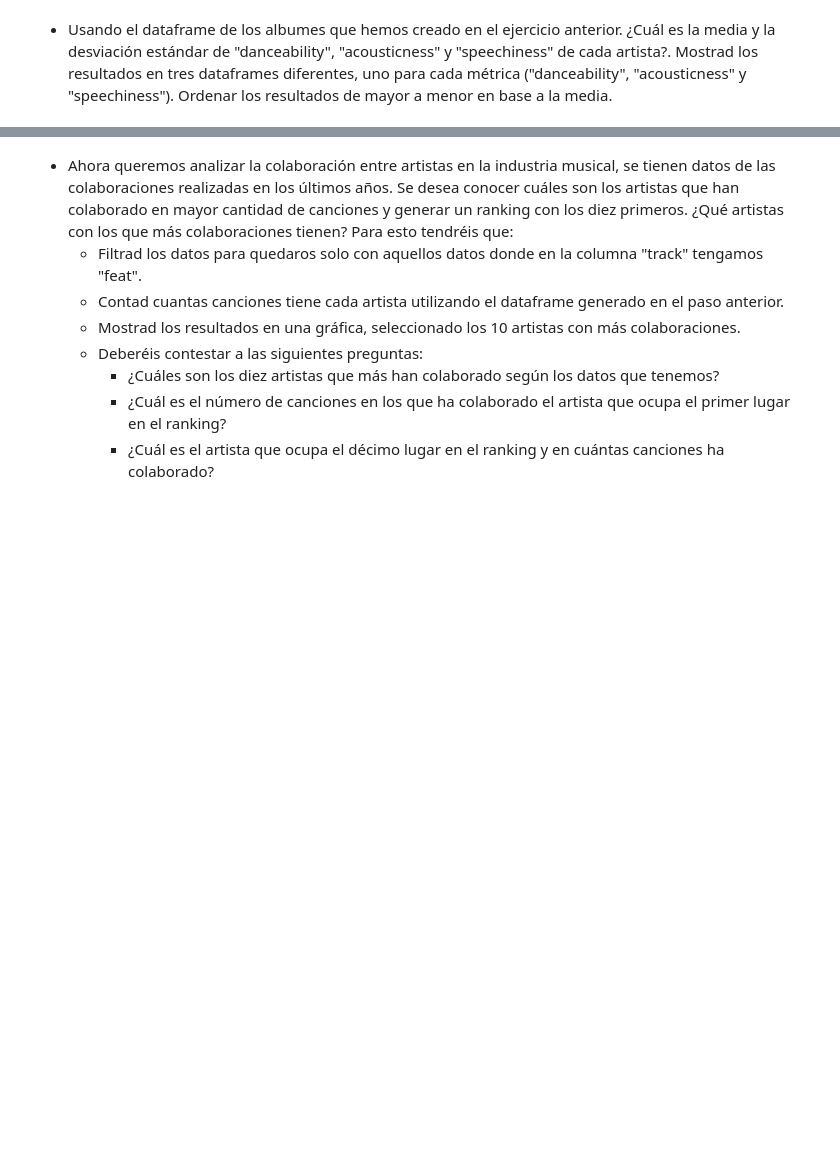
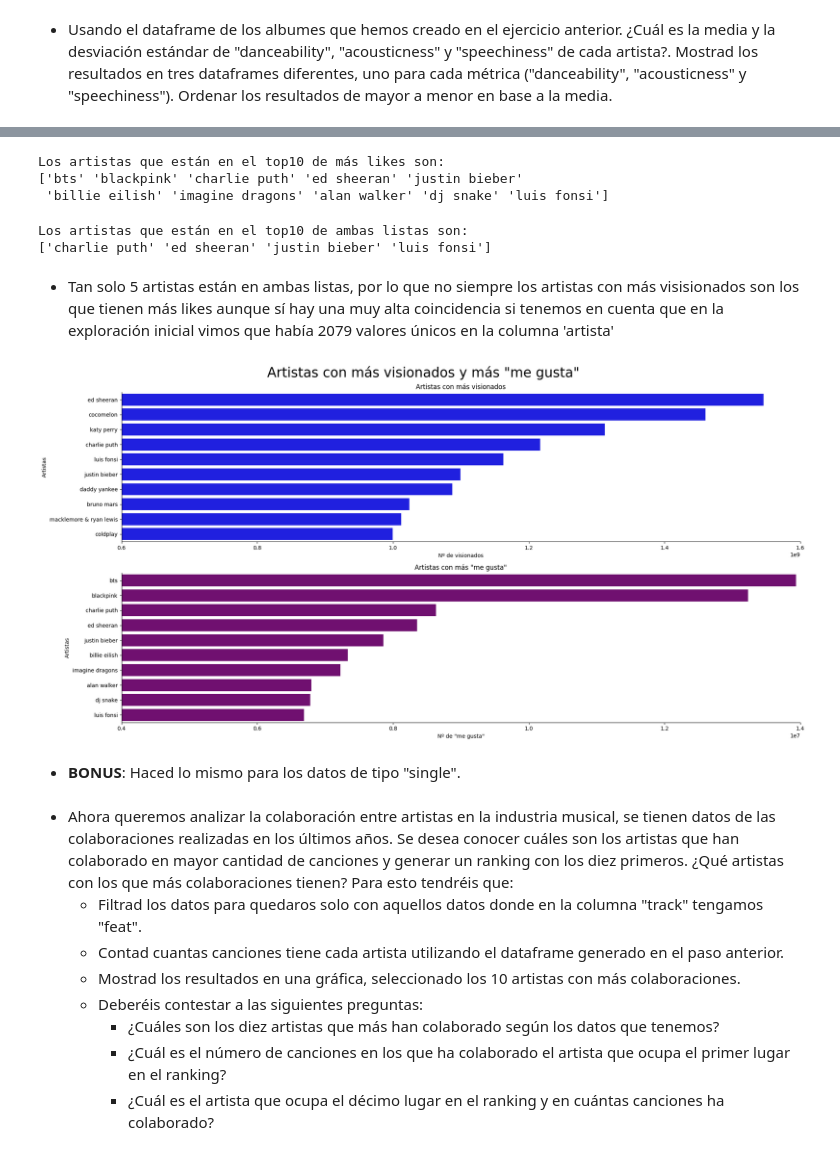
Before and after one commit to MaitaneP/adalab-da-evaluacion-modulo2-sprint1-MaitanePortilla, a Jupyter notebook: notebooks/evaluacion-mod-2-sprint-1-pandas.ipynb, the cells around one changed output, grey strips where cells are left out. Drawn from its saved outputs; the diff is of its cells as text; code cells hidden in the pictures; blank space fills up the shorter version.

Commit message:
a falta de repaso y bonus

```diff
--- a/notebooks/evaluacion-mod-2-sprint-1-pandas.ipynb
+++ b/notebooks/evaluacion-mod-2-sprint-1-pandas.ipynb
@@ -350,0 +431,4 @@ La suma de las 3 es el total de canciones del dataframe completo: True
+# %%
+# agupamos por artista y calculamos la media de visitas y likes
+df_vievs_likes = df2.groupby('artist')[['views', 'likes']].mean().reset_index()
+df_vievs_likes.head()
@@ -350,0 +442,4 @@ La suma de las 3 es el total de canciones del dataframe completo: True
+# %%
+# los 10 que más visitas han tenido
+df_10views = df_vievs_likes.sort_values(by='views', ascending=False).head(10)
+df_10views
@@ -350,0 +467,4 @@ La suma de las 3 es el total de canciones del dataframe completo: True
+# %%
+# los 10 que más likes han tenido
+df_10likes = df_vievs_likes.sort_values(by='likes', ascending=False).head(10)
+df_10likes
@@ -351,3 +483,59 @@ La suma de las 3 es el total de canciones del dataframe completo: True
+# %%
+# extraemos los artistas
+arr10likes = np.array(df_10likes['artist'])
+print(f'Los artistas que están en el top10 de más likes son: \n{arr10likes}')
+# %% [output]
+Los artistas que están en el top10 de más likes son:
+['bts' 'blackpink' 'charlie puth' 'ed sheeran' 'justin bieber'
+ 'billie eilish' 'imagine dragons' 'alan walker' 'dj snake' 'luis fonsi']
+# %%
+# sacamos los comunes a ambas listas (los que están en el top10 de visitas y likes)
+arr_comunes = np.intersect1d(arr10views, arr10likes)
+print(f'Los artistas que están en el top10 de ambas listas son: \n{arr_comunes}')
+# %% [output]
+Los artistas que están en el top10 de ambas listas son:
+['charlie puth' 'ed sheeran' 'justin bieber' 'luis fonsi']
+# %% [markdown]
+- Tan solo 5 artistas están en ambas listas, por lo que no siempre los artistas con más visisionados son los que tienen más likes aunque sí hay una muy alta coincidencia si tenemos en cuenta que en la exploración inicial vimos que había 2079 valores únicos en la columna 'artista'
+# %%
+# lo vemos de forma gráfica
+fig, axes = plt.subplots(2,1, figsize = (20, 10))
+
+sns.barplot(x = df_10views['views'],
+             y = df_10views['artist'],
+             color = 'blue',
+             ax = axes[0])
+
+sns.barplot(x = df_10likes['likes'],
+             y = df_10likes['artist'],
+             color = 'purple',
+             ax = axes[1])
+
+axes[0].title.set_text('Artistas con más visionados')
+axes[1].title.set_text('Artistas con más "me gusta"')
+
+axes[0].set_xlabel('Nº de visionados')
+axes[0].set_ylabel('Artistas')
+
+axes[1].set_xlabel('Nº de "me gusta"')
+axes[1].set_ylabel('Artistas')
+
+axes[0].set_xlim(0.6e9, 1.6e9)
+axes[1].set_xlim(0.4e7, 1.4e7)
+
+axes[0].spines['top'].set_visible(False)
+axes[0].spines['right'].set_visible(False)
+
+axes[1].spines['top'].set_visible(False)
+axes[1].spines['right'].set_visible(False)
+
+fig.suptitle('Artistas con más visionados y más "me gusta"', fontsize = 25)
+
+fig.tight_layout()
+# %% [output]
+[figure, added]
+# %% [markdown]
+- **BONUS**: Haced lo mismo para los datos de tipo "single".
 # %% [markdown]
 - Ahora queremos analizar la colaboración entre artistas en la industria musical, se tienen datos de las colaboraciones realizadas en los últimos años. Se desea conocer cuáles son los artistas que han colaborado en mayor cantidad de canciones y generar un ranking con los diez primeros. ¿Qué artistas con los que más colaboraciones tienen? Para esto tendréis que:
     - Filtrad los datos para quedaros solo con aquellos datos donde en la columna "track" tengamos "feat".
```
Also changed, not shown: parts of 30 cells of this notebook, 4 other files.
